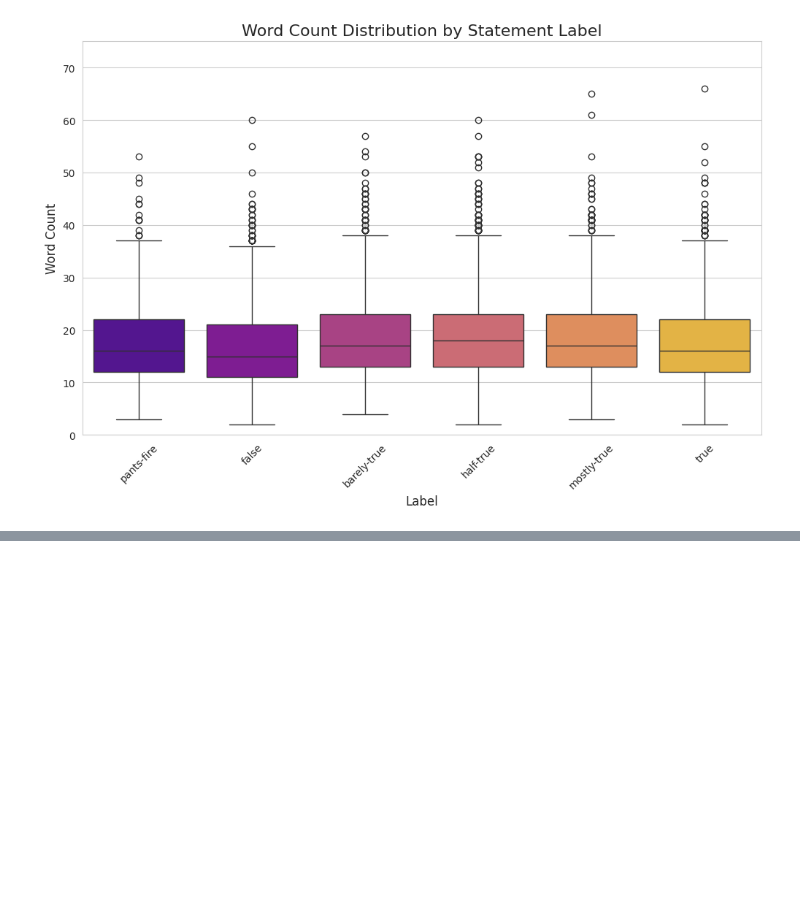
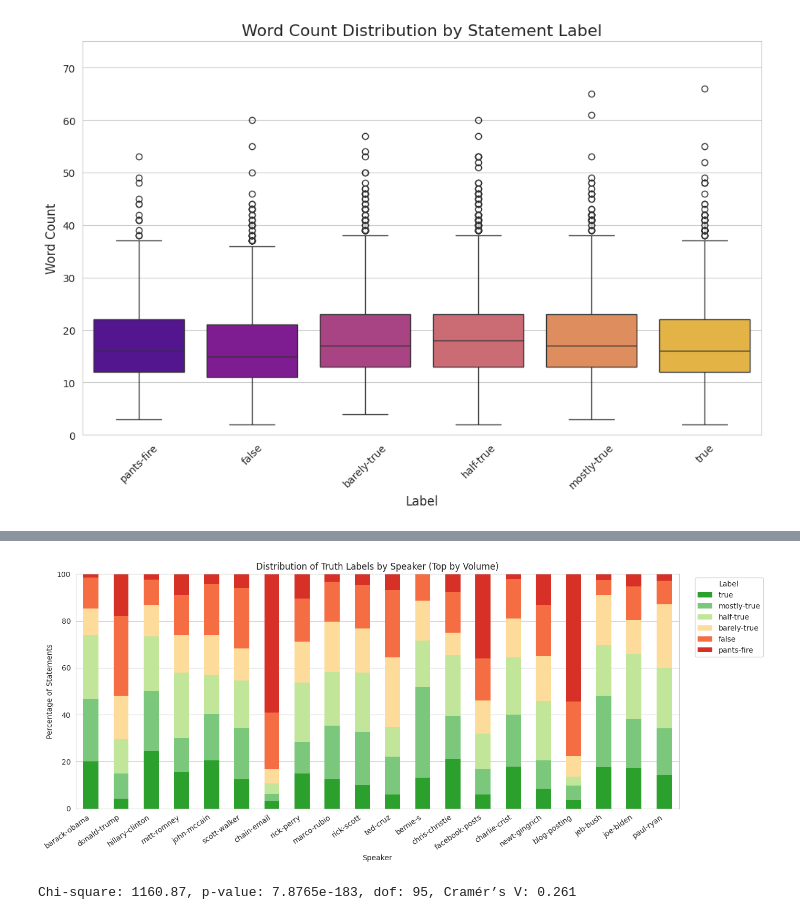
Before and after one commit to sauerpatchkid/Fake-News-Classification, a Jupyter notebook: eda/liar.ipynb, the cells around one changed output, grey strips where cells are left out. Saved outputs shown, nothing was run; the diff lists cells and outputs as text; code cells hidden in the pictures; blank space fills up the shorter version.

```diff
--- a/eda/liar.ipynb
+++ b/eda/liar.ipynb
@@ -292,0 +399,50 @@ plt.show()
+# %%
+# label vs speakers
+from scipy.stats import chi2_contingency
+label_order = ['true','mostly-true','half-true','barely-true','false','pants-fire']
+
+#pick top 20 speakers
+top_n = 20
+speaker_counts = liar_df['speaker'].value_counts()
+candidates = speaker_counts.index[:top_n]
+
+subset = liar_df[liar_df['speaker'].isin(candidates)].copy()
+
+# Crosstab + enforce label order + sort speakers by total count
+speaker_ct = pd.crosstab(subset['speaker'], subset['label'])
+speaker_ct = speaker_ct.reindex(columns=label_order, fill_value=0)
+speaker_ct = speaker_ct.loc[speaker_ct.sum(axis=1).sort_values(ascending=False).index]
+
+# Normalize to percentages
+speaker_pct = speaker_ct.div(speaker_ct.sum(axis=1), axis=0) * 100
+
+# Colors: green -> red gradient
+color_map = {
+    'true':        '#2ca02c',
+    'mostly-true': '#7bc87c',
+    'half-true':   '#c2e699',
+    'barely-true': '#fddc9b',
+    'false':       '#f46d43',
+    'pants-fire':  '#d73027'
+}
+colors = [color_map[l] for l in label_order]
+
+#Plot
+ax = speaker_pct.plot(kind='bar', stacked=True, figsize=(14,6), color=colors, edgecolor='none')
+ax.set_title('Distribution of Truth Labels by Speaker (Top by Volume)')
+ax.set_ylabel('Percentage of Statements')
+ax.set_xlabel('Speaker')
+ax.set_ylim(0, 100)
+plt.xticks(rotation=35, ha='right')
+plt.legend(title='Label', bbox_to_anchor=(1.02, 1), loc='upper left')
+plt.tight_layout()
+plt.show()
+
+#Statistical test (chi-square) + effect size
+chi2, p, dof, expected = chi2_contingency(speaker_ct)
+n = speaker_ct.to_numpy().sum()
+cramers_v = np.sqrt(chi2 / (n * (min(speaker_ct.shape) - 1)))
+print(f"Chi-square: {chi2:.2f}, p-value: {p:.4e}, dof: {dof}, Cramér’s V: {cramers_v:.3f}")
+# %% [output]
+[figure, added]
+Chi-square: 1160.87, p-value: 7.8765e-183, dof: 95, Cramér’s V: 0.261
```
Also changed, not shown: parts of 16 cells of this notebook.
